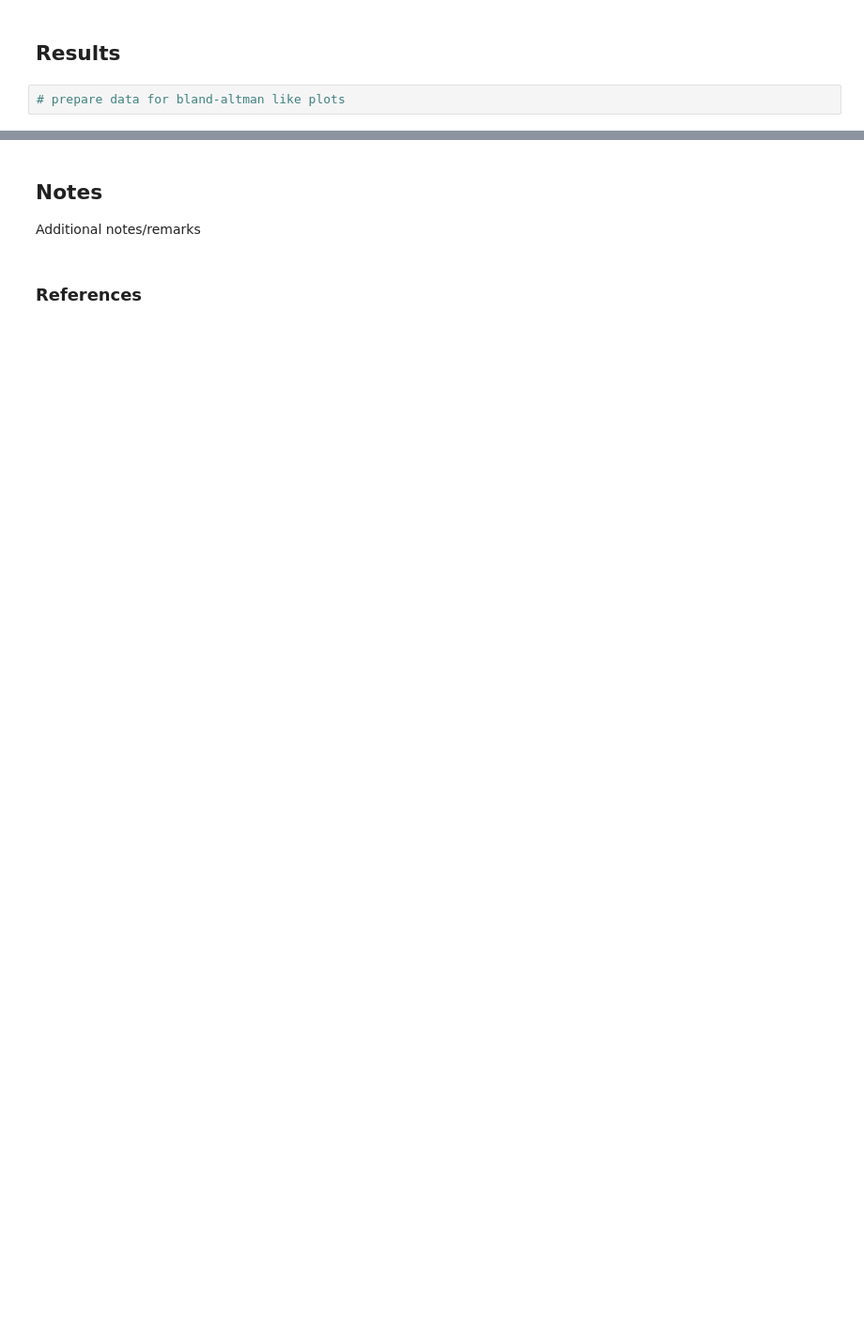
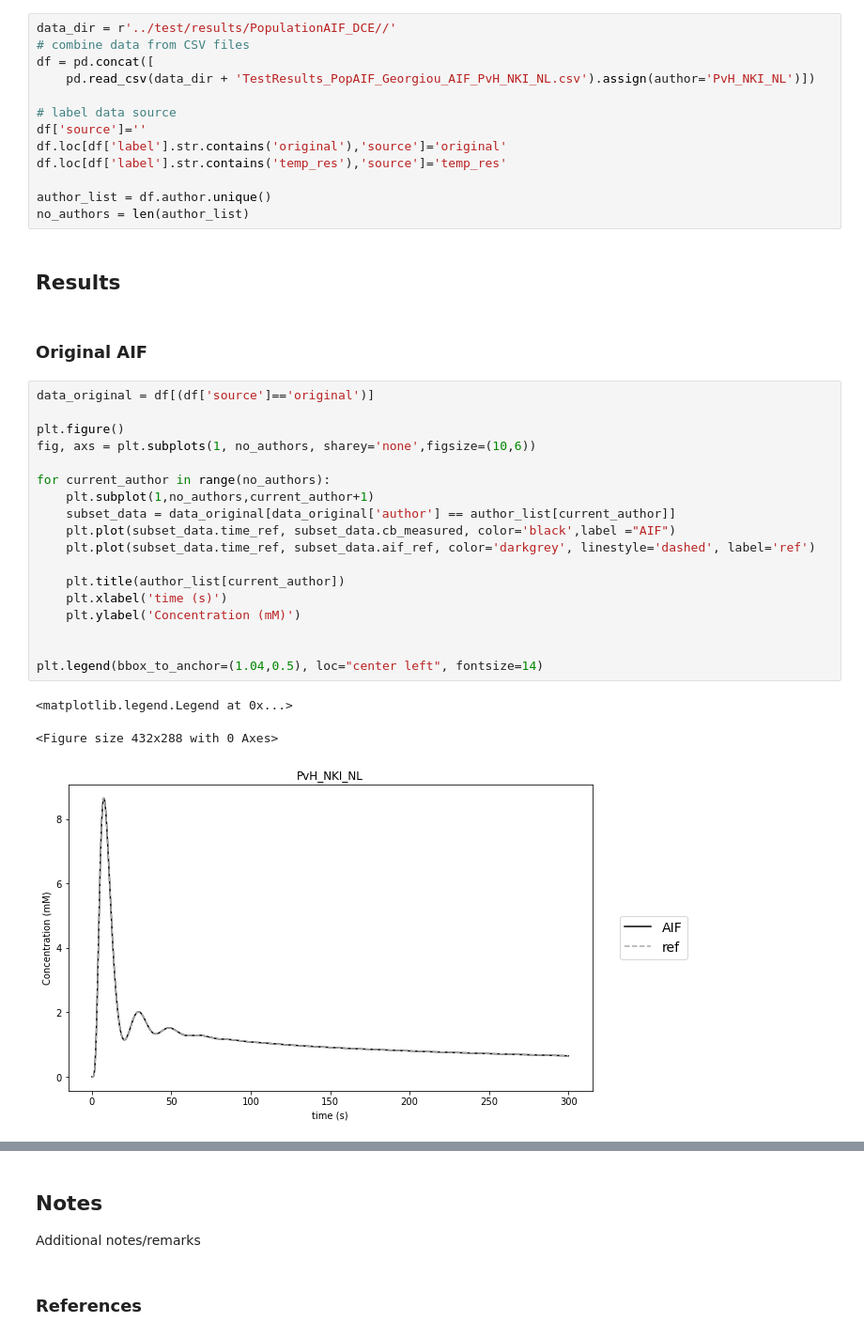
Before and after one commit to OSIPI/DCE-DSC-MRI_CodeCollection, a Jupyter notebook: notebooks/GeorgiouAIF.ipynb, the cells around one changed output, grey strips where cells are left out. Shown: that part at 94% size. Saved outputs shown, nothing was run; the diff lists cells and outputs as text; blank space fills up the shorter version.

Commit message:
added plots for AIF

```diff
--- a/notebooks/GeorgiouAIF.ipynb
+++ b/notebooks/GeorgiouAIF.ipynb
@@ -16,6 +20,41 @@ Tolerances
 # %% [markdown]
 ## Import data
+# %%
+data_dir = r'../test/results/PopulationAIF_DCE//'
+# combine data from CSV files
+df = pd.concat([
+    pd.read_csv(data_dir + 'TestResults_PopAIF_Georgiou_AIF_PvH_NKI_NL.csv').assign(author='PvH_NKI_NL')])
+
+# label data source
+df['source']=''
+df.loc[df['label'].str.contains('original'),'source']='original'
+df.loc[df['label'].str.contains('temp_res'),'source']='temp_res'
+
+author_list = df.author.unique()
+no_authors = len(author_list)
 # %% [markdown]
 ## Results
-# %%
-# prepare data for bland-altman like plots
+# %% [markdown]
+### Original AIF
+# %%
+data_original = df[(df['source']=='original')]
+
+plt.figure()
+fig, axs = plt.subplots(1, no_authors, sharey='none',figsize=(10,6))
+
+for current_author in range(no_authors):
+    plt.subplot(1,no_authors,current_author+1)
+    subset_data = data_original[data_original['author'] == author_list[current_author]]
+    plt.plot(subset_data.time_ref, subset_data.cb_measured, color='black',label ="AIF")
+    plt.plot(subset_data.time_ref, subset_data.aif_ref, color='darkgrey', linestyle='dashed', label='ref')
+
+    plt.title(author_list[current_author])
+    plt.xlabel('time (s)')
+    plt.ylabel('Concentration (mM)')
+
+
+plt.legend(bbox_to_anchor=(1.04,0.5), loc="center left", fontsize=14)
+# %% [output]
+<matplotlib.legend.Legend at 0x...>
+<Figure size 432x288 with 0 Axes>
+[figure, added]
```
Also changed, not shown: parts of 8 cells of this notebook, 10 other files.
